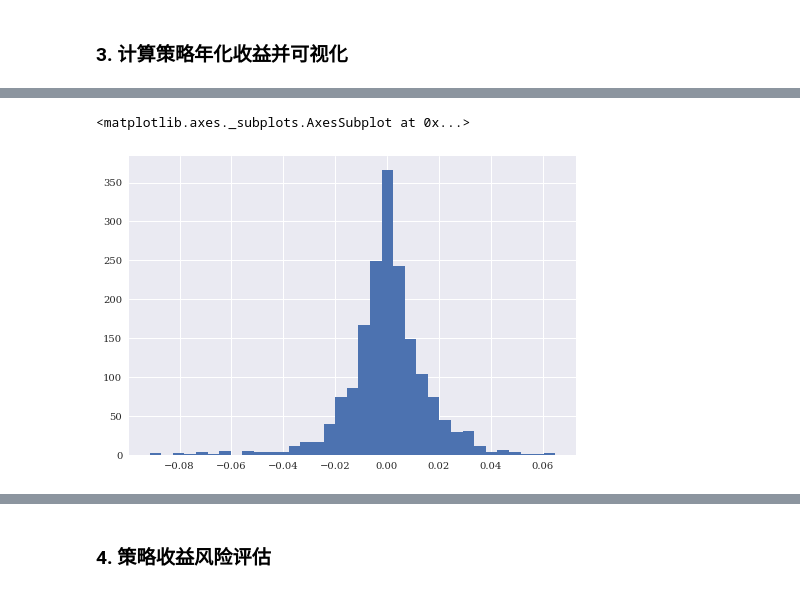
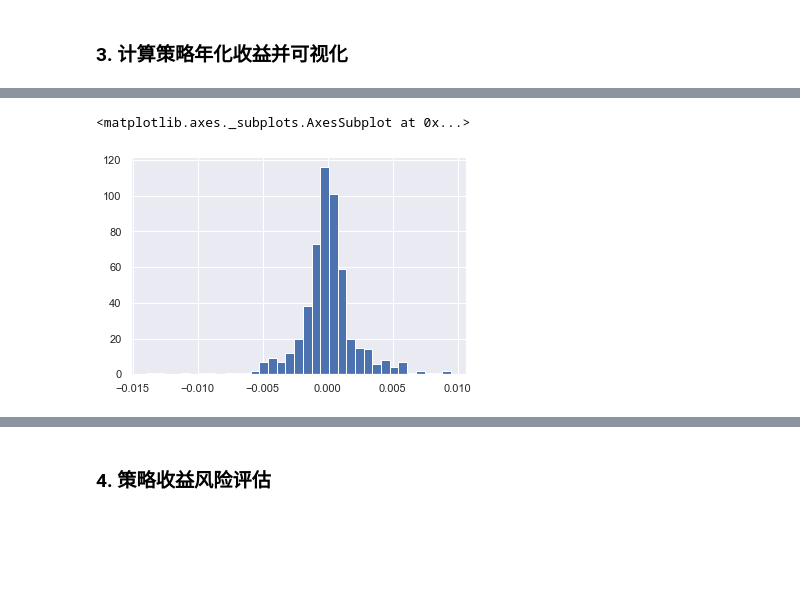
Before and after one commit to github4n/Deep_1st, a Jupyter notebook: AQF/第08章.量化交易策略模块/1.三大经典策略/5.1_SMA_移动平均及双均线模型.ipynb, the cells around one changed output, grey strips where cells are left out. Saved outputs shown, nothing was run; the diff lists cells and outputs as text; code cells hidden in the pictures; blank space fills up the shorter version.

```diff
--- a/AQF/第08章.量化交易策略模块/1.三大经典策略/5.1_SMA_移动平均及双均线模型.ipynb
+++ b/AQF/第08章.量化交易策略模块/1.三大经典策略/5.1_SMA_移动平均及双均线模型.ipynb
@@ -192,0 +104,4 @@ data['position'].plot(ylim=[-1.1, 1.1], title='Market Positioning')
+# %%
+data_1['Returns_dis'] = data_1['Close']/data_1['Close'].shift(1)-1
+# %%
+data_1['Return_dis2'] = data_1['Close'].pct_change()      #当前元素与先前元素之间的百分比变化
@@ -192,0 +129,2 @@ data['position'].plot(ylim=[-1.1, 1.1], title='Market Positioning')
+# %%
+data_1['Position'] = np.where(data_1['SMA_10'] > data_1['SMA_20'], 1, -1)       #很重要，要重点掌握该方法
@@ -192,0 +167,2 @@ data['position'].plot(ylim=[-1.1, 1.1], title='Market Positioning')
+# %%
+data_1.dropna(inplace=True)     #去掉空值，NaN
@@ -210,8 +188,8 @@ data.head()
 # %%
 # data['return_dis2'] = data['price'].pct_change()                #离散计算return方法2
 # %%
-data['returns'].hist(bins=35)
+data_1['Returns'].hist(bins=35)
 # %% [output]
 <matplotlib.axes._subplots.AxesSubplot at 0x...>
-[figure, old version]
+[figure, new version]
 # %%
```
Also changed, not shown: parts of 101 cells of this notebook.
